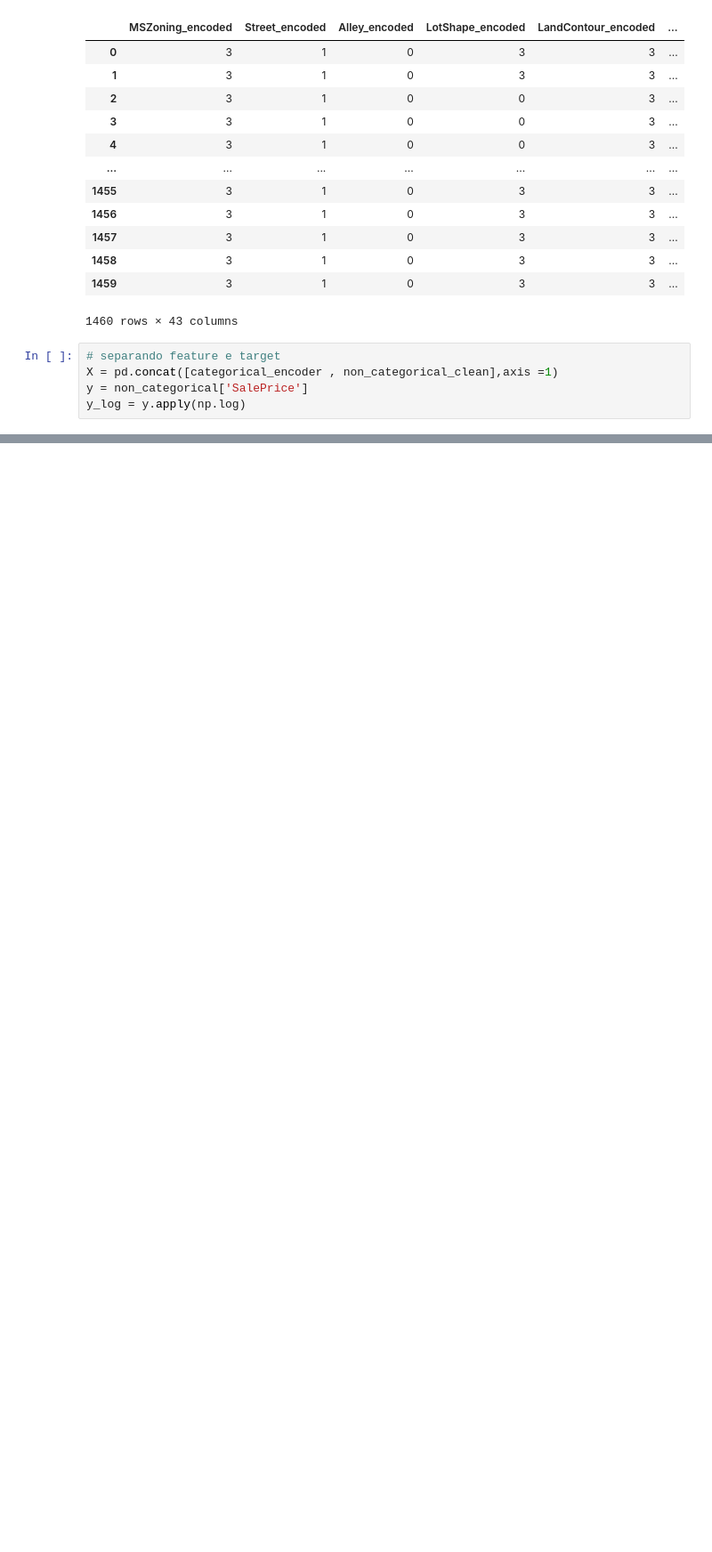
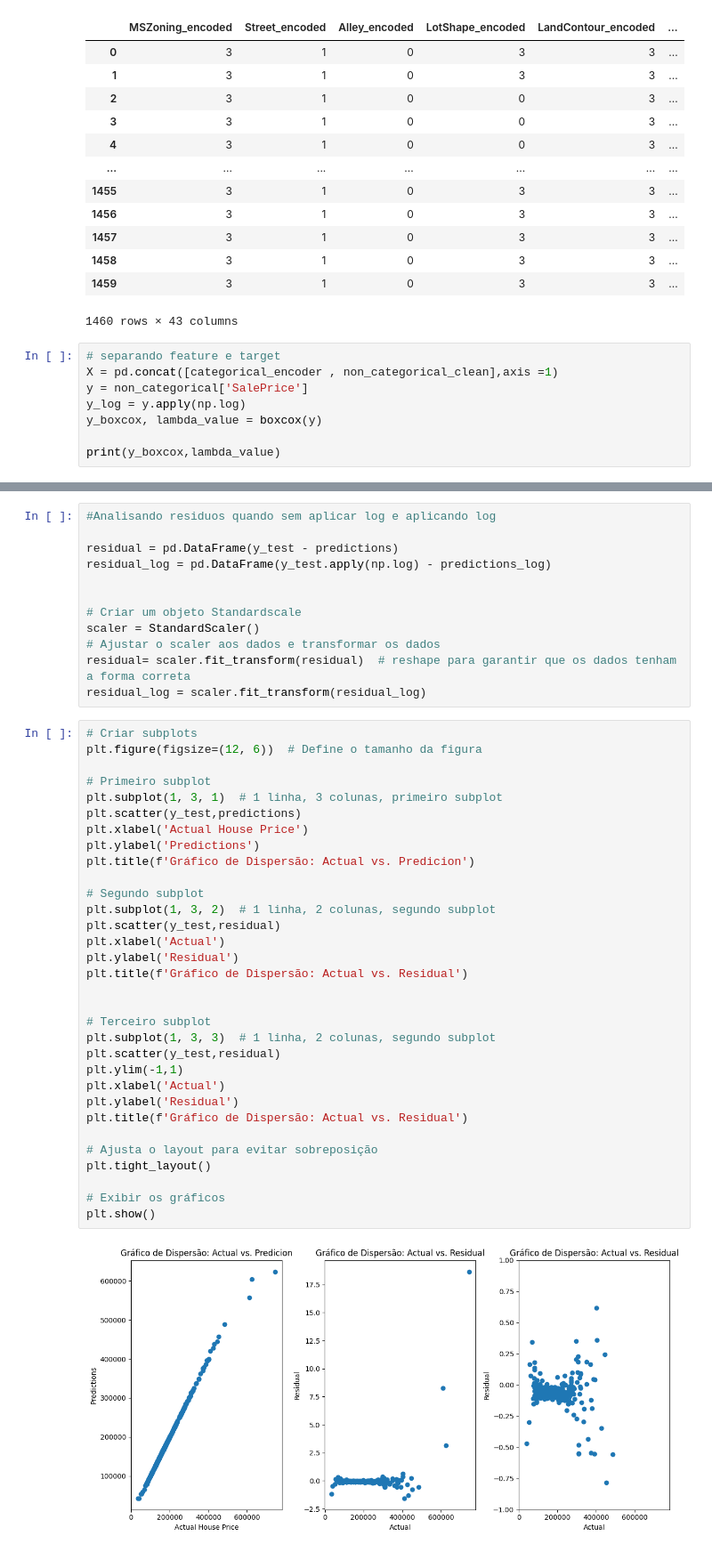
Before and after one commit to mikaelakihitto/House_Pricing, a Jupyter notebook: notebook/experimentation.ipynb, the cells around one changed output, grey strips where cells are left out. Shown at 89% size. Saved outputs shown, nothing was run; the diff lists cells and outputs as text; blank space fills up the shorter version.

Commit message:
residual analysis

```diff
--- a/notebook/experimentation.ipynb
+++ b/notebook/experimentation.ipynb
@@ -94,3 +102,6 @@ categorical_encoder
 X = pd.concat([categorical_encoder , non_categorical_clean],axis =1)
 y = non_categorical['SalePrice']
 y_log = y.apply(np.log)
+y_boxcox, lambda_value = boxcox(y)
+
+print(y_boxcox,lambda_value)
@@ -150,0 +193,46 @@ Média dos R² Scores: 0.9967256808058638 0.9988801827960933
+# %%
+#Analisando residuos quando sem aplicar log e aplicando log
+
+residual = pd.DataFrame(y_test - predictions)
+residual_log = pd.DataFrame(y_test.apply(np.log) - predictions_log)
+
+
+# Criar um objeto Standardscale
+scaler = StandardScaler()
+# Ajustar o scaler aos dados e transformar os dados
+residual= scaler.fit_transform(residual)  # reshape para garantir que os dados tenham a forma correta
+residual_log = scaler.fit_transform(residual_log)
+# %%
+# Criar subplots
+plt.figure(figsize=(12, 6))  # Define o tamanho da figura
+
+# Primeiro subplot
+plt.subplot(1, 3, 1)  # 1 linha, 3 colunas, primeiro subplot
+plt.scatter(y_test,predictions)
+plt.xlabel('Actual House Price')
+plt.ylabel('Predictions')
+plt.title(f'Gráfico de Dispersão: Actual vs. Predicion')
+
+# Segundo subplot
+plt.subplot(1, 3, 2)  # 1 linha, 2 colunas, segundo subplot
+plt.scatter(y_test,residual)
+plt.xlabel('Actual')
+plt.ylabel('Residual')
+plt.title(f'Gráfico de Dispersão: Actual vs. Residual')
+
+
+# Terceiro subplot
+plt.subplot(1, 3, 3)  # 1 linha, 2 colunas, segundo subplot
+plt.scatter(y_test,residual)
+plt.ylim(-1,1)
+plt.xlabel('Actual')
+plt.ylabel('Residual')
+plt.title(f'Gráfico de Dispersão: Actual vs. Residual')
+
+# Ajusta o layout para evitar sobreposição
+plt.tight_layout()
+
+# Exibir os gráficos
+plt.show()
+# %% [output]
+[figure, added]
```
Also changed, not shown: parts of 9 cells of this notebook.
